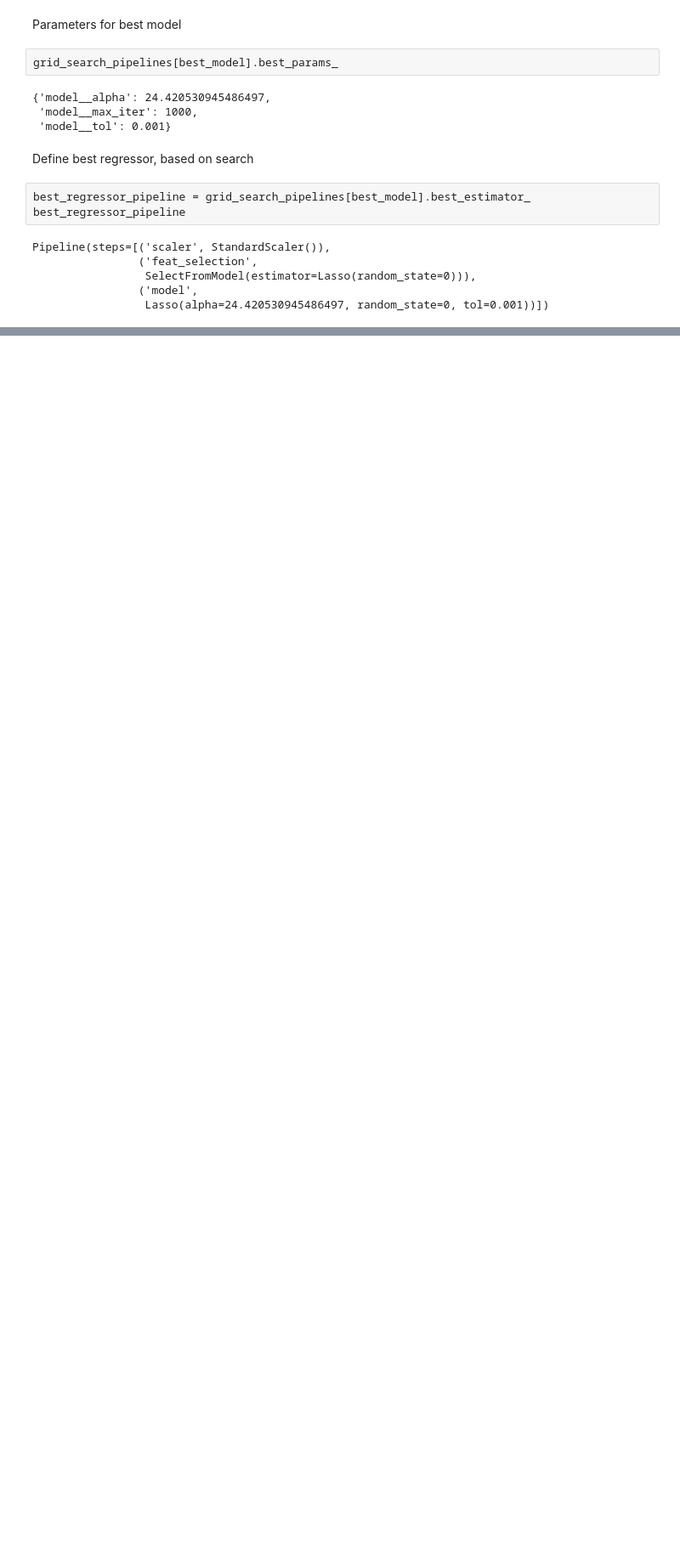
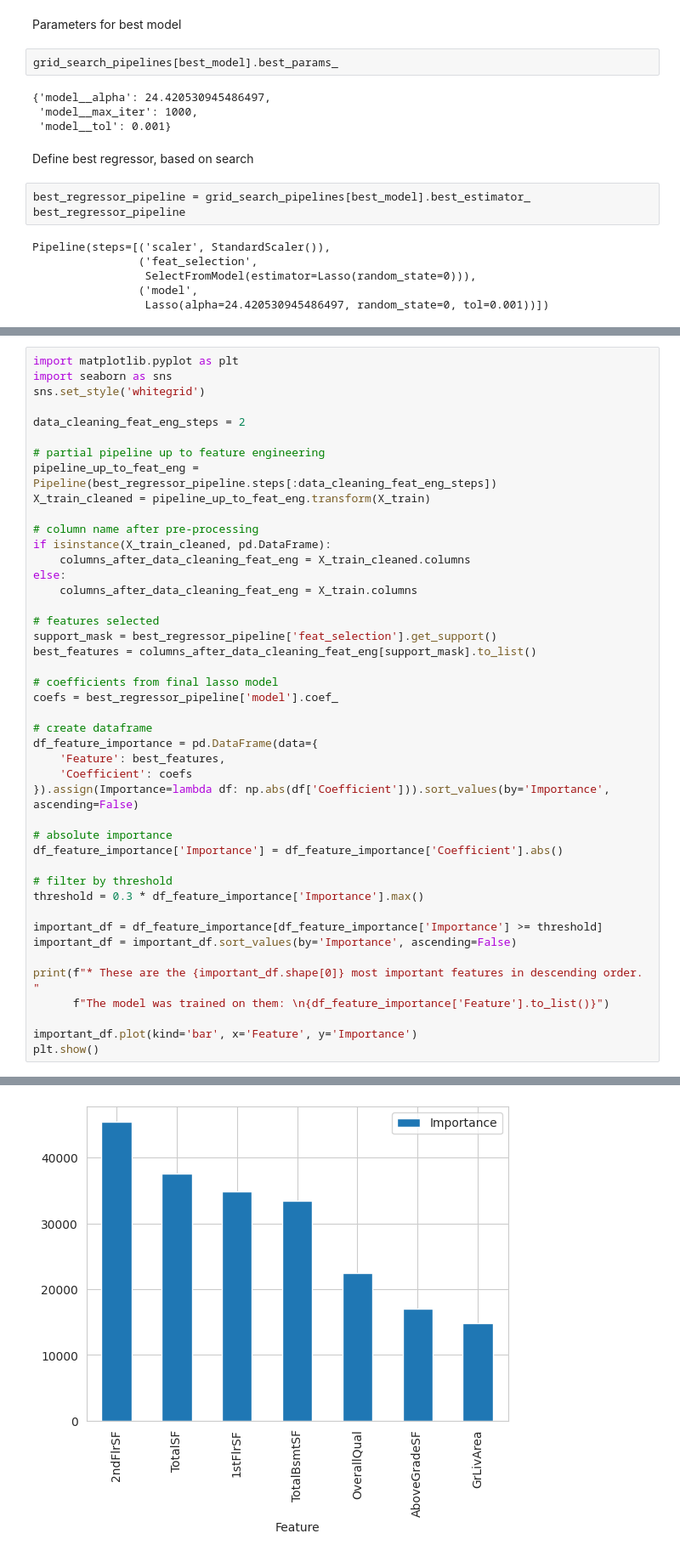
Before and after one commit to emilywade/heritage-housing, a Jupyter notebook: jupyter_notebooks/05ModellingEvaluation.ipynb, the cells around one changed output, grey strips where cells are left out. Shown at 85% size. Drawn from its saved outputs; the diff is of its cells as text; blank space fills up the shorter version.

Commit message:
assessing most important features

```diff
--- a/jupyter_notebooks/05ModellingEvaluation.ipynb
+++ b/jupyter_notebooks/05ModellingEvaluation.ipynb
@@ -450,0 +446,45 @@ Pipeline(steps=[('scaler', StandardScaler()),
+# %%
+import matplotlib.pyplot as plt
+import seaborn as sns
+sns.set_style('whitegrid')
+
+data_cleaning_feat_eng_steps = 2
+
+# partial pipeline up to feature engineering
+pipeline_up_to_feat_eng = Pipeline(best_regressor_pipeline.steps[:data_cleaning_feat_eng_steps])
+X_train_cleaned = pipeline_up_to_feat_eng.transform(X_train)
+
+# column name after pre-processing
+if isinstance(X_train_cleaned, pd.DataFrame):
+    columns_after_data_cleaning_feat_eng = X_train_cleaned.columns
+else:
+    columns_after_data_cleaning_feat_eng = X_train.columns
+
+# features selected
+support_mask = best_regressor_pipeline['feat_selection'].get_support()
+best_features = columns_after_data_cleaning_feat_eng[support_mask].to_list()
+
+# coefficients from final lasso model
+coefs = best_regressor_pipeline['model'].coef_
+
+# create dataframe
+df_feature_importance = pd.DataFrame(data={
+    'Feature': best_features,
+    'Coefficient': coefs
+}).assign(Importance=lambda df: np.abs(df['Coefficient'])).sort_values(by='Importance', ascending=False)
+
+# absolute importance
+df_feature_importance['Importance'] = df_feature_importance['Coefficient'].abs()
+
+# filter by threshold
+threshold = 0.3 * df_feature_importance['Importance'].max()
+
+important_df = df_feature_importance[df_feature_importance['Importance'] >= threshold]
+important_df = important_df.sort_values(by='Importance', ascending=False)
+
+print(f"* These are the {important_df.shape[0]} most important features in descending order. "
+      f"The model was trained on them: \n{df_feature_importance['Feature'].to_list()}")
+
+important_df.plot(kind='bar', x='Feature', y='Importance')
+plt.show()
+# %% [output]
@@ -450,0 +493 @@ Pipeline(steps=[('scaler', StandardScaler()),
+[figure, added]
```
Also changed, not shown: parts of 5 cells of this notebook.
